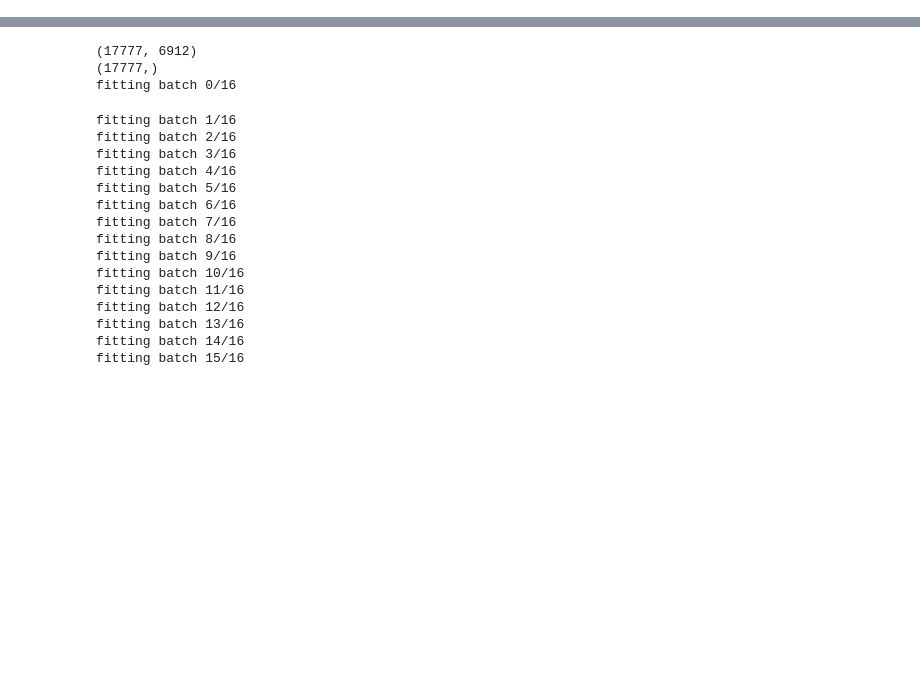
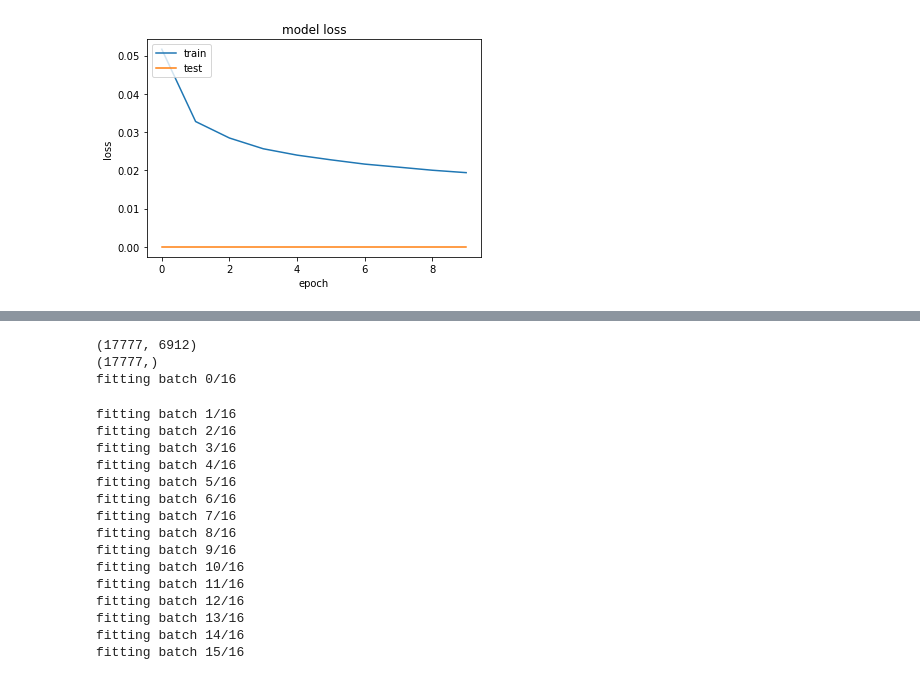
Before and after one commit to jeremy-collins/distracted_driver_detection, a Jupyter notebook: unsupervised.ipynb, the cells around one changed output, grey strips where cells are left out. Cells and saved outputs as stored; diff of their text form; code cells hidden in the pictures; blank space fills up the shorter version.

```diff
--- a/unsupervised.ipynb
+++ b/unsupervised.ipynb
@@ -53,0 +96,4 @@ X_test, people_test, y_test = dataset.make_batch(test_data, n_test, gray=gray, e
+# %%
+# train autoencoder
+history = autoencoder.fit(x=X_train, y=X_train, epochs=10, batch_size=64,
+                validation_data=[X_test, X_test])
@@ -53,0 +121,10 @@ X_test, people_test, y_test = dataset.make_batch(test_data, n_test, gray=gray, e
+# %%
+plt.plot(history.history['loss'])
+plt.plot(history.history['val_loss'])
+plt.title('model loss')
+plt.ylabel('loss')
+plt.xlabel('epoch')
+plt.legend(['train', 'test'], loc='upper left')
+plt.show()
+# %% [output]
+[figure, added]
```
Also changed, not shown: parts of 11 cells of this notebook, 3 other files.
